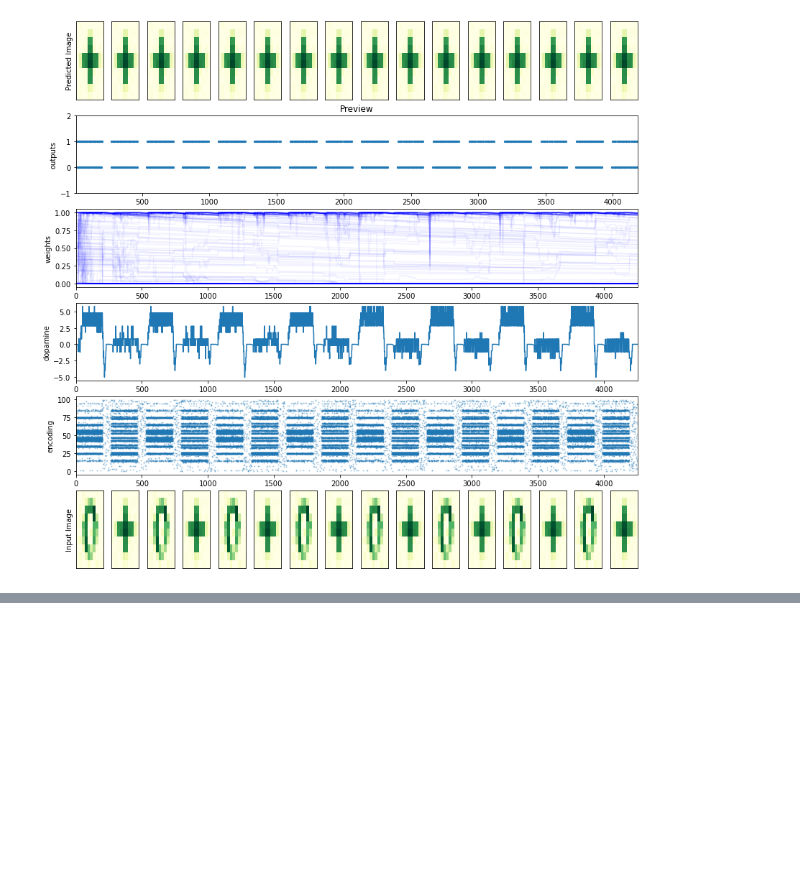
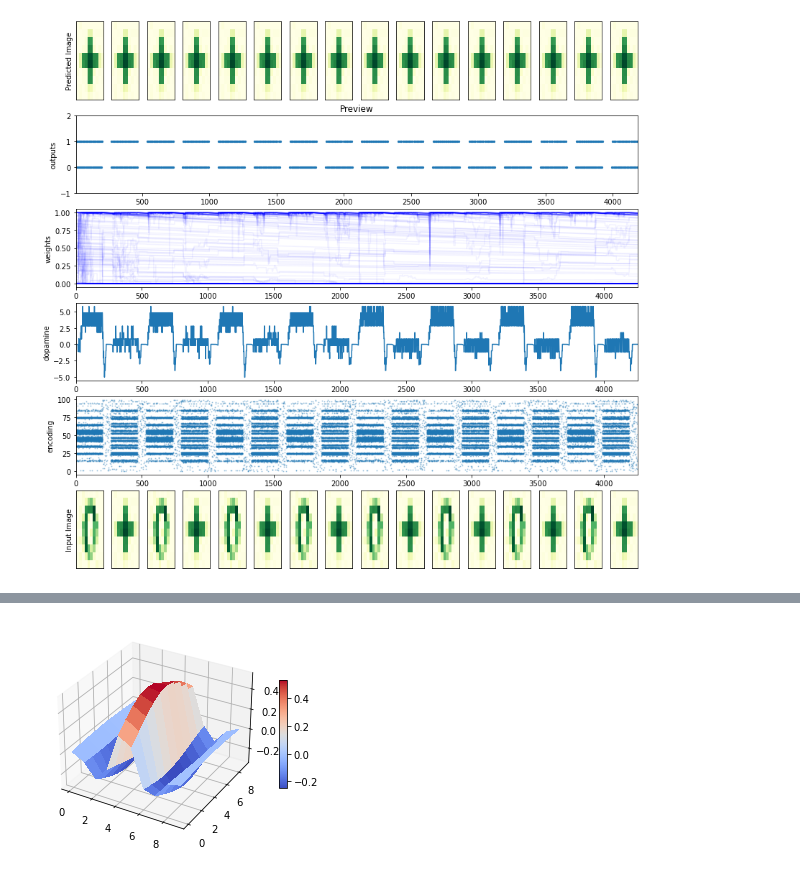
Before and after one commit to cnrl/Spiral, a Jupyter notebook: main.ipynb, the cells around one changed output, grey strips where cells are left out. Saved outputs shown, nothing was run; the diff lists cells and outputs as text; code cells hidden in the pictures; blank space fills up the shorter version.

```diff
--- a/main.ipynb
+++ b/main.ipynb
@@ -1271,0 +1290,45 @@ plot_every_thing(*monitors,name='Preview', steps=step_count)
+# %%
+import torch
+from cnsproject.network.filters import DoGFilter,GaborFilter
+from cnsproject.network.kernels import DoG_kernel,gabor_kernel
+from torchvision import transforms
+
+kernel_size=10
+wavelength=5
+std=2
+orientation=torch.tensor(1.6)
+aspect_ratio=.5
+
+f90 = GaborFilter(
+    kernel_size=kernel_size,
+    wavelength=wavelength,
+    std=std,
+    orientation=orientation,
+    aspect_ratio=aspect_ratio,
+     transform=transforms.Compose([
+         transforms.ToTensor(),
+         lambda x: x.unsqueeze_(0),
+         transforms.Normalize(.5,.5)
+     ])
+    )
+f0 = GaborFilter(
+    kernel_size=kernel_size,
+    wavelength=wavelength,
+    std=std,
+    aspect_ratio=aspect_ratio,
+     transform=transforms.Compose([
+         transforms.ToTensor(),
+         lambda x: x.unsqueeze_(0),
+         transforms.Normalize(.5,.5)
+     ])
+    )
+
+plot3d(gabor_kernel(
+    kernel_size=kernel_size,
+    wavelength=wavelength,
+    std=std,
+    orientation=orientation,
+    aspect_ratio=aspect_ratio,
+)[0][0])
+# %% [output]
+[figure, added]
```
Also changed, not shown: parts of 5 cells of this notebook, 7 other files.
